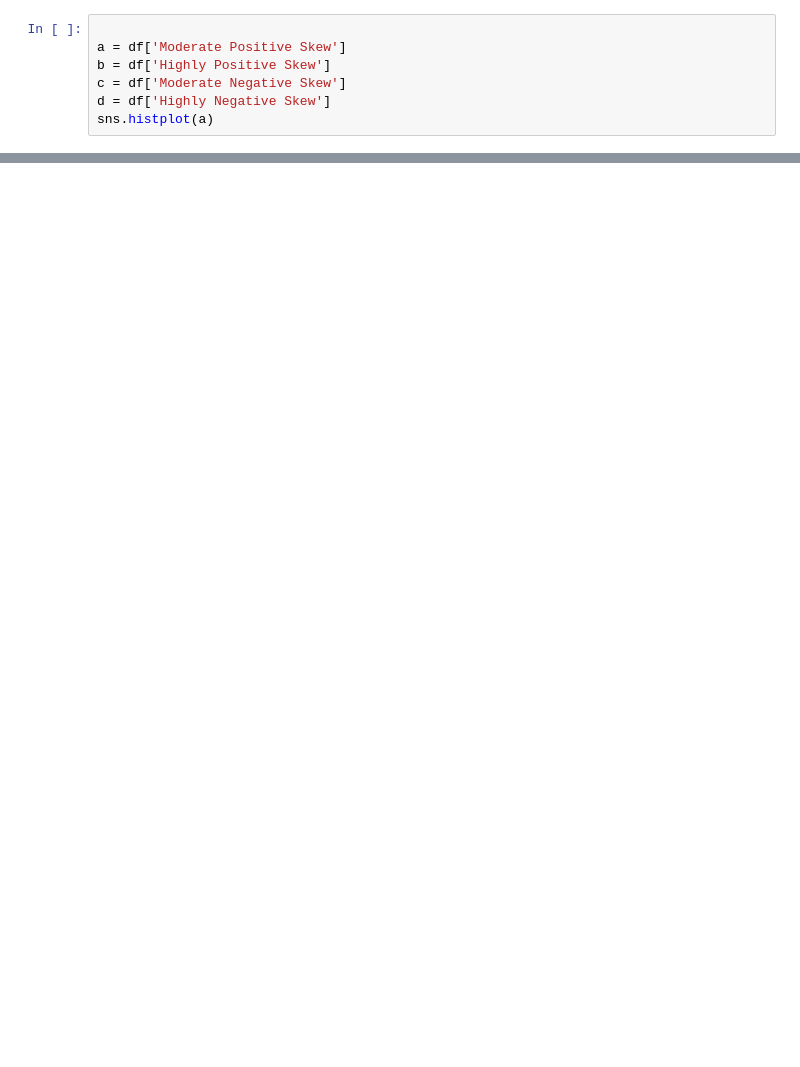
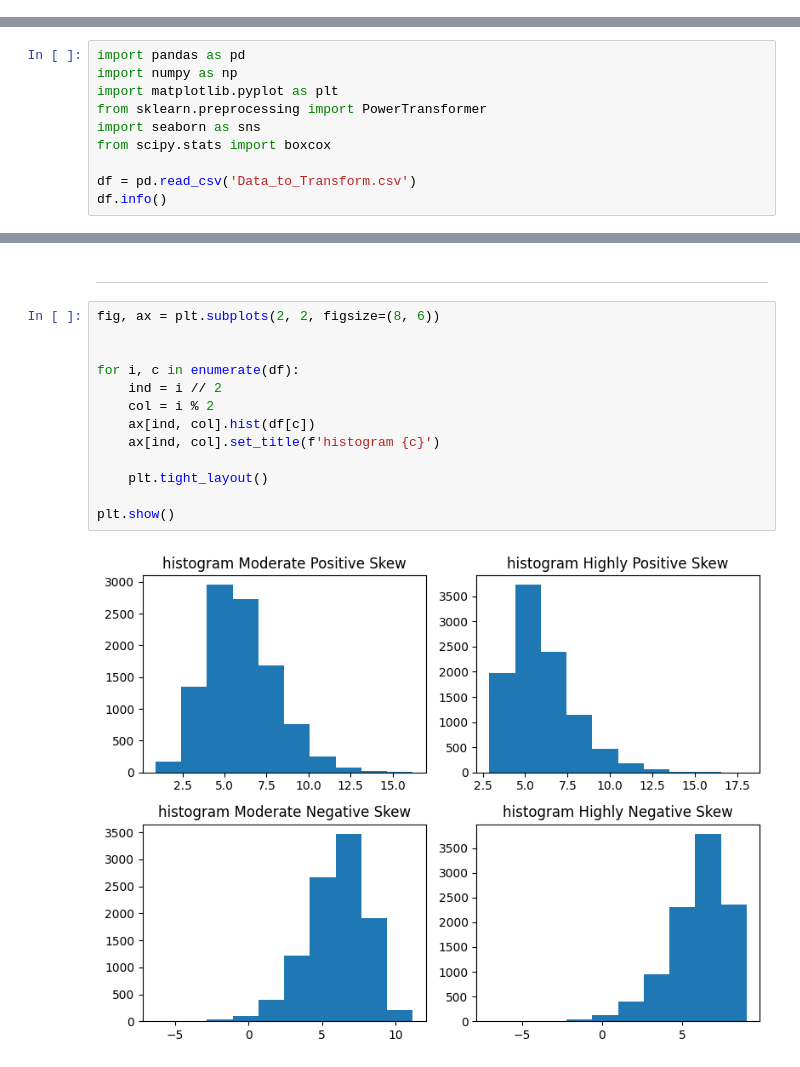
Before and after one commit to playnik94/PDS_3_DZ_Liashenko, a Jupyter notebook: Lesson_48/dz_1.ipynb, the cells around one changed output, grey strips where cells are left out. Drawn from its saved outputs; the diff is of its cells as text; blank space fills up the shorter version.

```diff
--- a/Lesson_48/dz_1.ipynb
+++ b/Lesson_48/dz_1.ipynb
@@ -25,7 +0,0 @@ df
-# %%
-
-a = df['Moderate Positive Skew']
-b = df['Highly Positive Skew']
-c = df['Moderate Negative Skew']
-d = df['Highly Negative Skew']
-sns.histplot(a)
@@ -203,0 +1,10 @@ py.show()
+# %%
+import pandas as pd
+import numpy as np
+import matplotlib.pyplot as plt
+from sklearn.preprocessing import PowerTransformer
+import seaborn as sns
+from scipy.stats import boxcox
+
+df = pd.read_csv('Data_to_Transform.csv')
+df.info()
@@ -203,0 +35,17 @@ py.show()
+# %% [markdown]
+--------------------------------
+# %%
+fig, ax = plt.subplots(2, 2, figsize=(8, 6))
+
+
+for i, c in enumerate(df):
+    ind = i // 2
+    col = i % 2
+    ax[ind, col].hist(df[c])
+    ax[ind, col].set_title(f'histogram {c}')
+
+    plt.tight_layout()
+
+plt.show()
+# %% [output]
+[figure, added]
```
Also changed, not shown: parts of 81 cells of this notebook.
